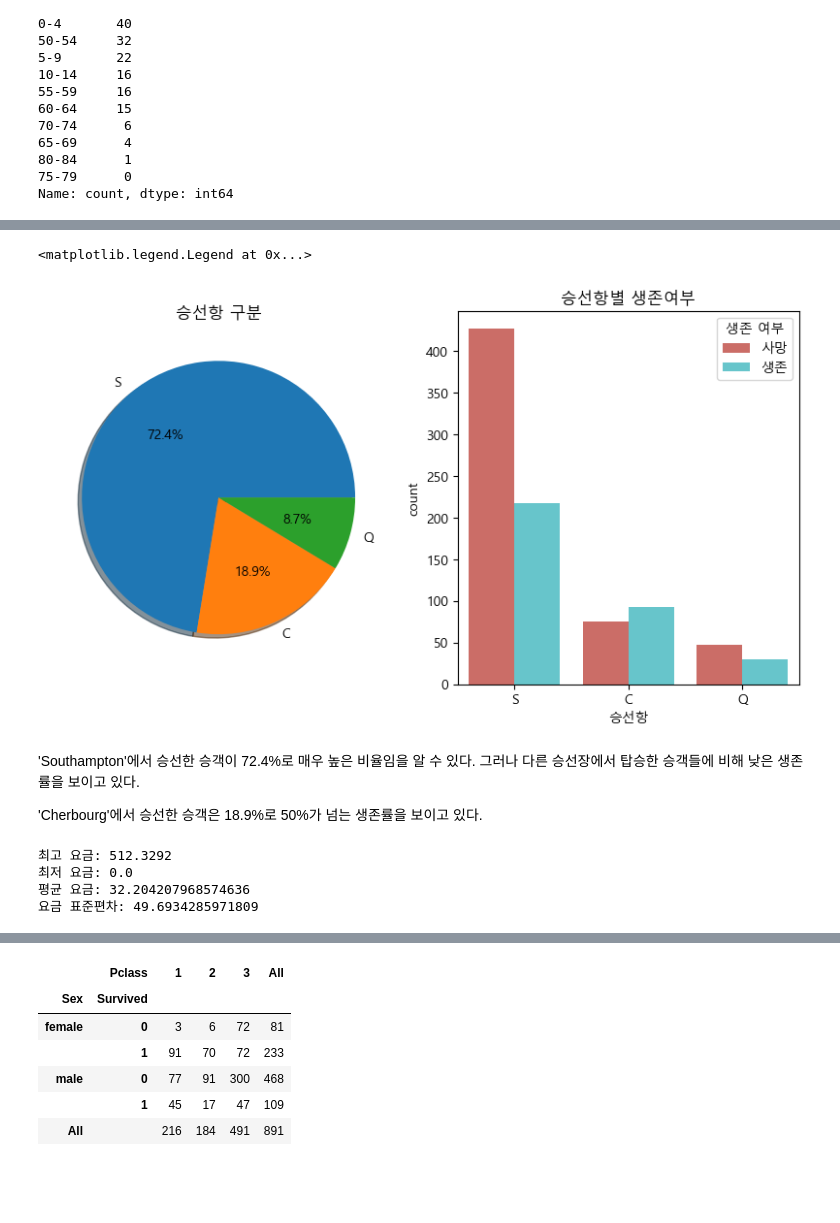
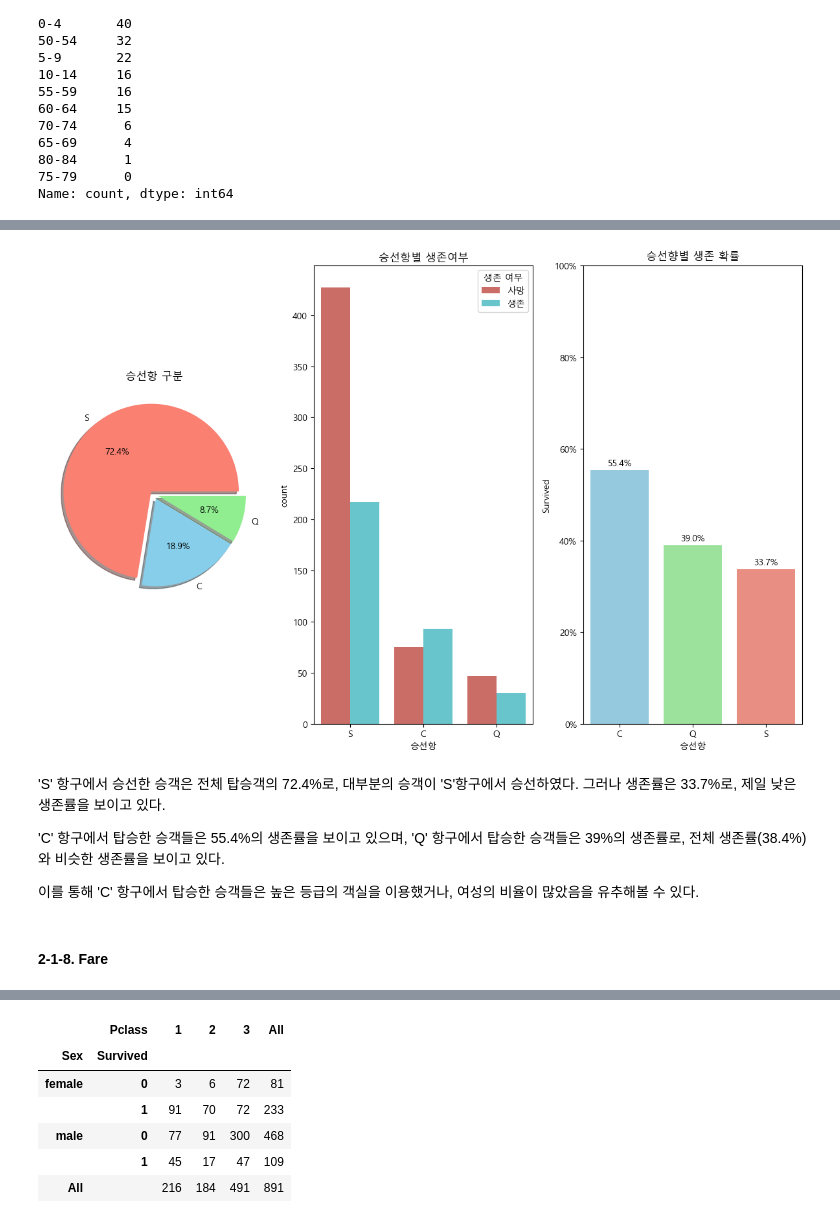
Before and after one commit to jungbin927/Titanic_project, a Jupyter notebook: Titanic_project_2020100381_JB.ipynb, the cells around one changed output, grey strips where cells are left out. Cells and saved outputs as stored; diff of their text form; code cells hidden in the pictures; blank space fills up the shorter version.

```diff
--- a/Titanic_project_2020100381_JB.ipynb
+++ b/Titanic_project_2020100381_JB.ipynb
@@ -146,13 +182,29 @@ Name: Survived, dtype: int64
 # %%
-f,ax=plt.subplots(1,2,figsize=(10,5))
-df['Pclass'].value_counts().plot.pie(autopct='%1.1f%%',labels=['3등급', '1등급','2등급'],ax=ax[0],shadow=True)
-ax[0].set_title('탑승객 티켓 등급')
+f,ax=plt.subplots(1,3,figsize=(12,8))
+df['Pclass'].value_counts().plot.pie(explode=[0.05,0.05,0.05],autopct='%1.1f%%',labels=['3등급', '1등급','2등급'],
+                                     ax=ax[0],shadow=True,colors=['lightgreen','salmon','skyblue'])
+ax[0].set_title('티켓 등급 비율')
 ax[0].set_ylabel('')
 
-ax[1]=sns.countplot(data=df, x="Pclass", palette='hls', hue='Survived')
+sns.countplot(data=df, x="Pclass", palette='hls', hue='Survived',ax=ax[1])
 ax[1].set_title('티켓 등급별 생존 여부')
 ax[1].set_xlabel('티켓 등급')
 new_labels = ['사망', '생존']
 handles, _ = ax[1].get_legend_handles_labels()
 ax[1].legend(handles, new_labels, title='생존 여부')
+
+survival_rates = df.groupby('Pclass')['Survived'].mean().reset_index()
+
+sns.barplot(data=survival_rates, x='Pclass', y='Survived', hue='Pclass', palette=['salmon','skyblue','lightgreen'], ax=ax[2])
+ax[2].set_title('티켓 등급별 생존 확률')
+ax[2].set_xlabel('티켓 등급')
+ax[2].set_yticks([0, 0.2, 0.4, 0.6, 0.8, 1])
+ax[2].set_yticklabels(['0%', '20%', '40%', '60%', '80%', '100%'])
+
+for p in ax[2].patches:
+    ax[2].annotate(f'{p.get_height() * 100:.1f}%',
+                (p.get_x() + p.get_width() / 2., p.get_height()),
+                ha='center', va='center', xytext=(0, 8), textcoords='offset points')
+plt.tight_layout()
+plt.show()
 # %% [output]
@@ -322,29 +436,37 @@ Name: count, dtype: int64
 # %%
-f,ax=plt.subplots(1,2,figsize=(10,5))
-df['Embarked'].value_counts().plot.pie(autopct='%1.1f%%',ax=ax[0],shadow=True)
+f,ax=plt.subplots(1,3,figsize=(12,8))
+df['Embarked'].value_counts().plot.pie(explode=[0.05,0.05,0.05],autopct='%1.1f%%',
+                                       colors=['salmon','skyblue','lightgreen'], ax=ax[0],shadow=True)
 ax[0].set_title("승선항 구분")
 ax[0].set_ylabel('')
 
-ax[1]=sns.countplot(data=df, x="Embarked", palette='hls', hue='Survived')
+sns.countplot(data=df, x="Embarked",palette='hls', hue='Survived', ax=ax[1])
 ax[1].set_title('승선항별 생존여부')
 ax[1].set_xlabel('승선항')
 new_labels = ['사망', '생존']
 handles, _ = ax[1].get_legend_handles_labels()
 ax[1].legend(handles, new_labels, title='생존 여부')
+
+survival_rates_embarked = df.groupby('Embarked')['Survived'].mean().reset_index()
+sns.barplot(data=survival_rates_embarked, x='Embarked', y='Survived', hue='Embarked', palette=['skyblue','lightgreen','salmon'], ax=ax[2])
+ax[2].set_title('승선향별 생존 확률')
+ax[2].set_xlabel('승선항')
+ax[2].set_yticks([0, 0.2, 0.4, 0.6, 0.8, 1])
+ax[2].set_yticklabels(['0%', '20%', '40%', '60%', '80%', '100%'])
+
+for p in ax[2].patches:
+    ax[2].annotate(f'{p.get_height() * 100:.1f}%',
+                (p.get_x() + p.get_width() / 2., p.get_height()),
+                ha='center', va='center', xytext=(0, 8), textcoords='offset points')
+plt.tight_layout()
+plt.show()
 # %% [output]
-<matplotlib.legend.Legend at 0x...>
-[figure, old version]
+[figure, new version]
 # %% [markdown]
-'Southampton'에서 승선한 승객이 72.4%로 매우 높은 비율임을 알 수 있다. 그러나 다른 승선장에서 탑승한 승객들에 비해 낮은 생존률을 보이고 있다.
+'S' 항구에서 승선한 승객은 전체 탑승객의 72.4%로, 대부분의 승객이 'S'항구에서 승선하였다. 그러나 생존률은 33.7%로, 제일 낮은 생존률을 보이고 있다.
 
-'Cherbourg'에서 승선한 승객은 18.9%로 50%가 넘는 생존률을 보이고 있다.
+'C' 항구에서 탑승한 승객들은 55.4%의 생존률을 보이고 있으며, 'Q' 항구에서 탑승한 승객들은 39%의 생존률로, 전체 생존률(38.4%)와 비슷한 생존률을 보이고 있다.
+
+이를 통해 'C' 항구에서 탑승한 승객들은 높은 등급의 객실을 이용했거나, 여성의 비율이 많았음을 유추해볼 수 있다.
-# %%
-print('최고 요금:',df['Fare'].max())
-print('최저 요금:',df['Fare'].min())
-print('평균 요금:',df['Fare'].mean())
-print('요금 표준편차:',df['Fare'].std())
-# %% [output]
-최고 요금: 512.3292
-최저 요금: 0.0
-평균 요금: 32.204207968574636
-요금 표준편차: 49.6934285971809
+# %% [markdown]
+#### 2-1-8. Fare
```
Also changed, not shown: parts of 112 cells of this notebook.
